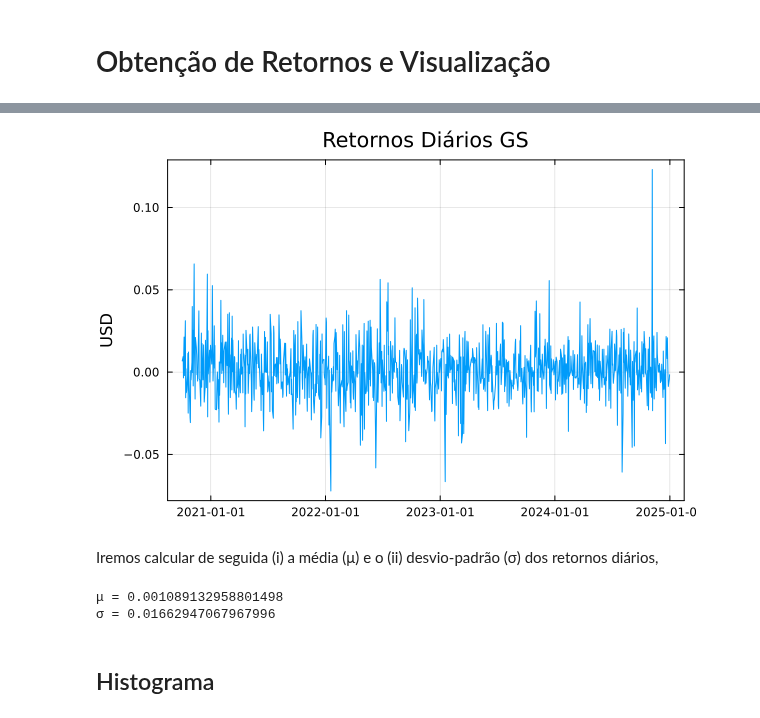
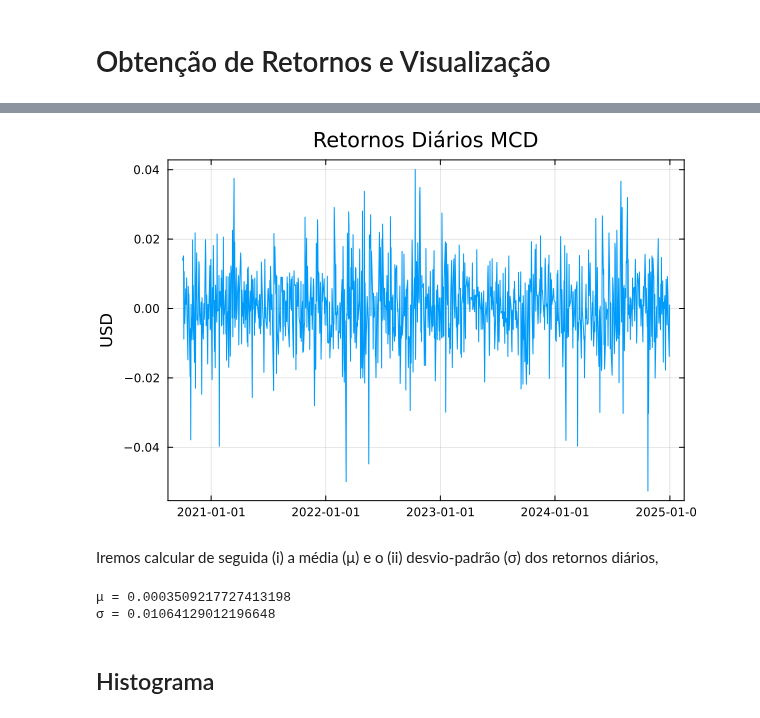
Before and after one commit to ASaragga/GRF, a Jupyter notebook: Distribuição_Retornos.ipynb, the cells around one changed output, grey strips where cells are left out. Drawn from its saved outputs; the diff is of its cells as text; code cells hidden in the pictures.

```diff
--- a/Distribuição_Retornos.ipynb
+++ b/Distribuição_Retornos.ipynb
@@ -27,8 +26,7 @@ using Plots
 # %% [markdown]
 # Obtenção de Retornos e Visualização
 # %%
-simbolo = "GS"   # Goldman Sachs
+simbolos = ["MCD"]    # McDonalds
 
-logr = LogReturn(simbolo, Date(2020,10,01),Date(2025,01,01)) |> DataFrame
-show(logr)
+logr = get_returns(simbolos, Date(2020,10,01),Date(2025,01,01))
 # %% [output]
@@ -52,4 +53,3 @@ show(logr)
 # %%
-# Selecionamos todas as linhas do dataframe (logr) e apenas a coluna :returns
-
-returns = logr[:, :returns];
+# Selecionamos todas as linhas do dataframe (logr) e apenas a coluna 2
+returns = logr[:, 2]
@@ -56,7 +74,8 @@ returns = logr[:, :returns];
 # %%
-fig2 = plot(logr[:,:date], returns, title="Retornos Diários $(simbolo)",legend = false, ylabel="USD", framestyle = :box)
+datas = logr[:,:date]  # ou logr[:, 1]
+fig2 = plot(datas, returns, title="Retornos Diários $(simbolos[1])",legend = false, ylabel="USD", framestyle = :box)
 # %% [output]
-[figure, old version]
+[figure, new version]
 # %% [markdown]
 Iremos calcular de seguida (i) a média (μ) e o (ii) desvio-padrão (σ) dos retornos diários,
 # %%
@@ -65,8 +84,8 @@ sigma = std(returns)
 println("μ = ", mu)
 println("σ = ", sigma)
 # %% [output]
-μ = 0.001089132958801498
-σ = 0.01662947067967996
+μ = 0.0003509217727413198
+σ = 0.01064129012196648
 # %% [markdown]
 ## Histograma
 # %% [markdown]
```
Also changed, not shown: parts of 9 cells of this notebook.
